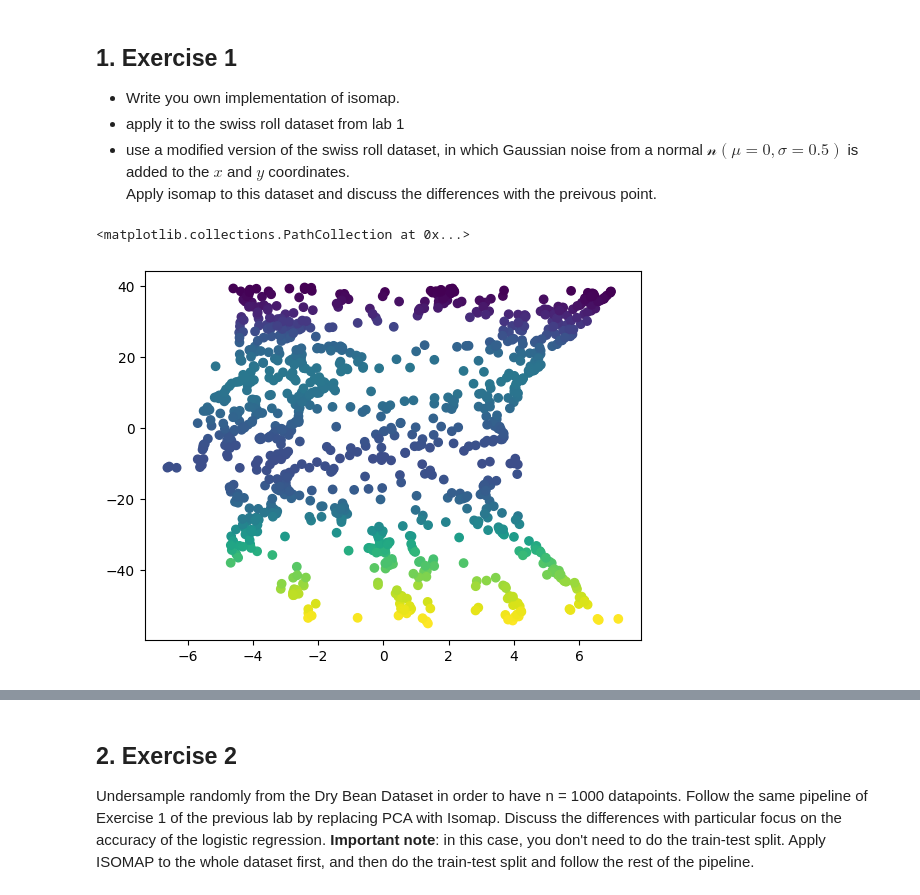
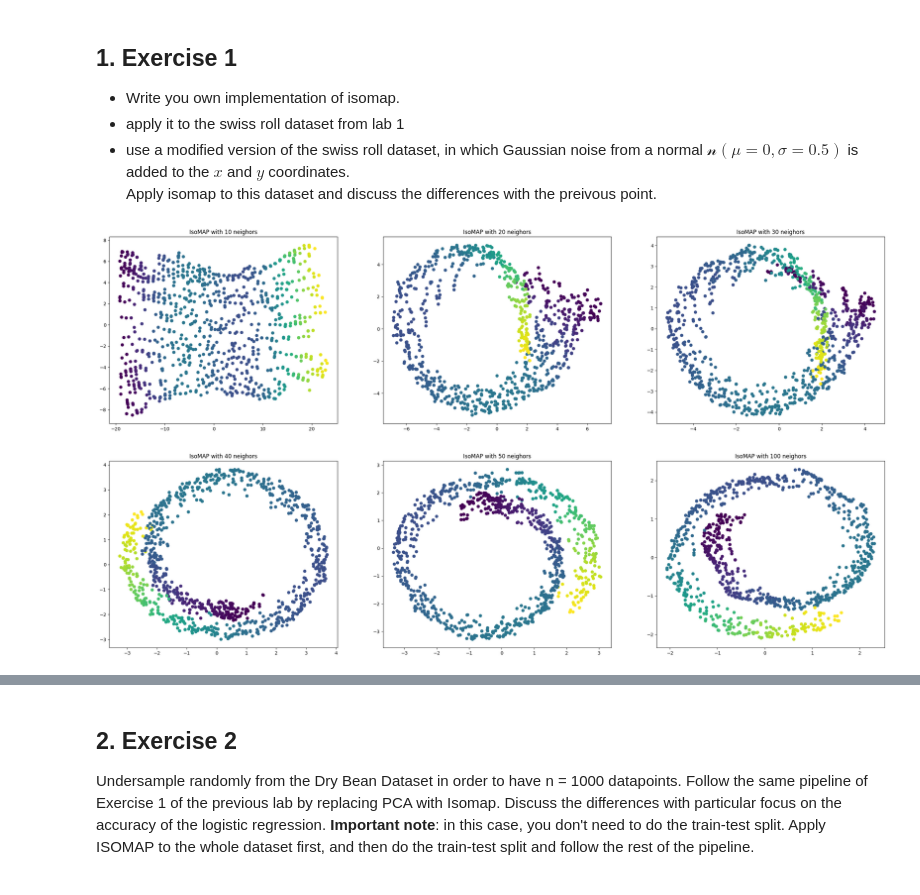
Before and after one commit to alequerenghi/unsupervised_learning, a Jupyter notebook: ex3.ipynb, the cells around one changed output, grey strips where cells are left out. Cells and saved outputs as stored; diff of their text form; code cells hidden in the pictures.

```diff
--- a/ex3.ipynb
+++ b/ex3.ipynb
@@ -15,10 +16,12 @@ from unsupervised_learning import Isomap, swiss_roll
 # %%
 data = swiss_roll(1000)
 clr = data[:, 0]**2+(data[:, 1]+2.5)**2
 
-isomap = Isomap(n_neighbors=10)
-x = isomap.fit_transform(data, alg='dijkstra')
-plt.scatter(x[:,0],x[:,1], c=clr)
+fig, ax = plt.subplots(2,3,figsize=(30,16))
+for idx, n_neighbors in enumerate([10, 20, 30, 40 ,50 ,100]):
+    isomap = Isomap('dijkstra', n_neighbors=n_neighbors)
+    x = isomap.fit_transform(data)
+    ax[int(idx/3),idx%3].scatter(x[:,0],x[:,1], c=clr)
+    ax[int(idx/3),idx%3].set_title(f"IsoMAP with {n_neighbors} neighors")
 # %% [output]
-<matplotlib.collections.PathCollection at 0x...>
-[figure, old version]
+[figure, new version]
```
Also changed, not shown: parts of 7 cells of this notebook, 5 other files.
